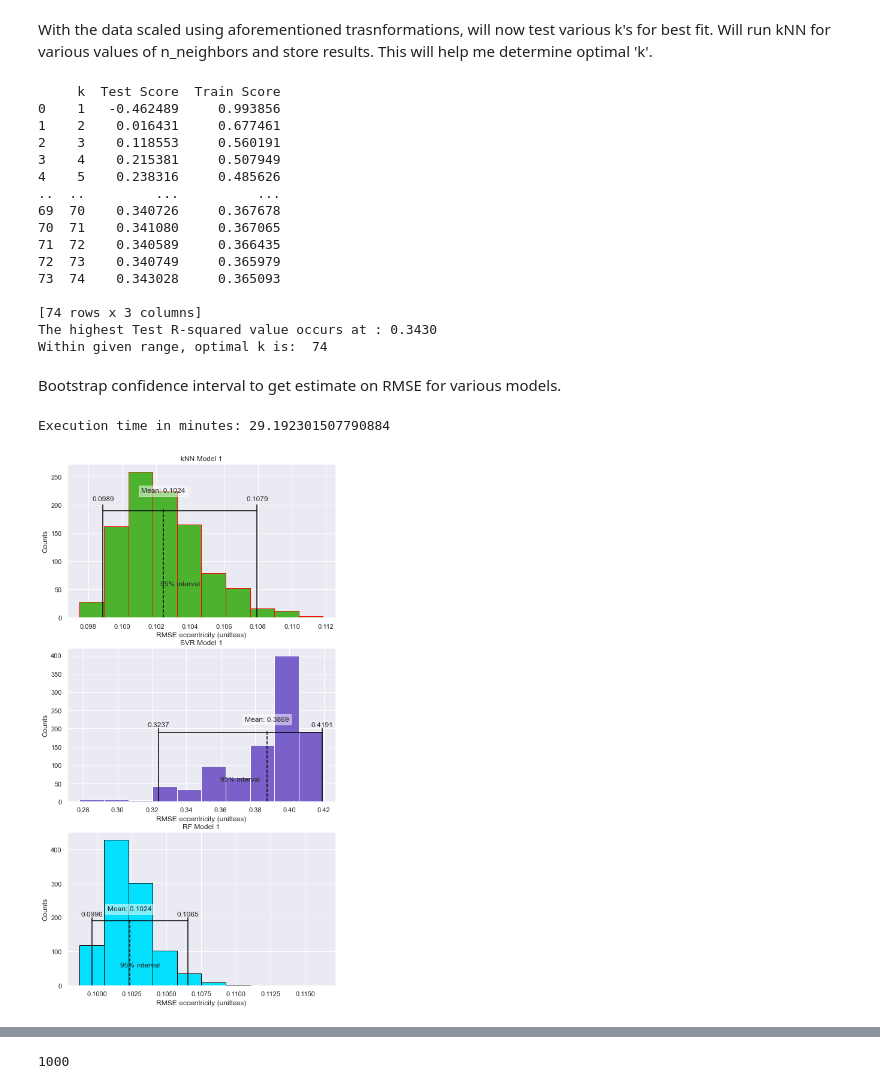
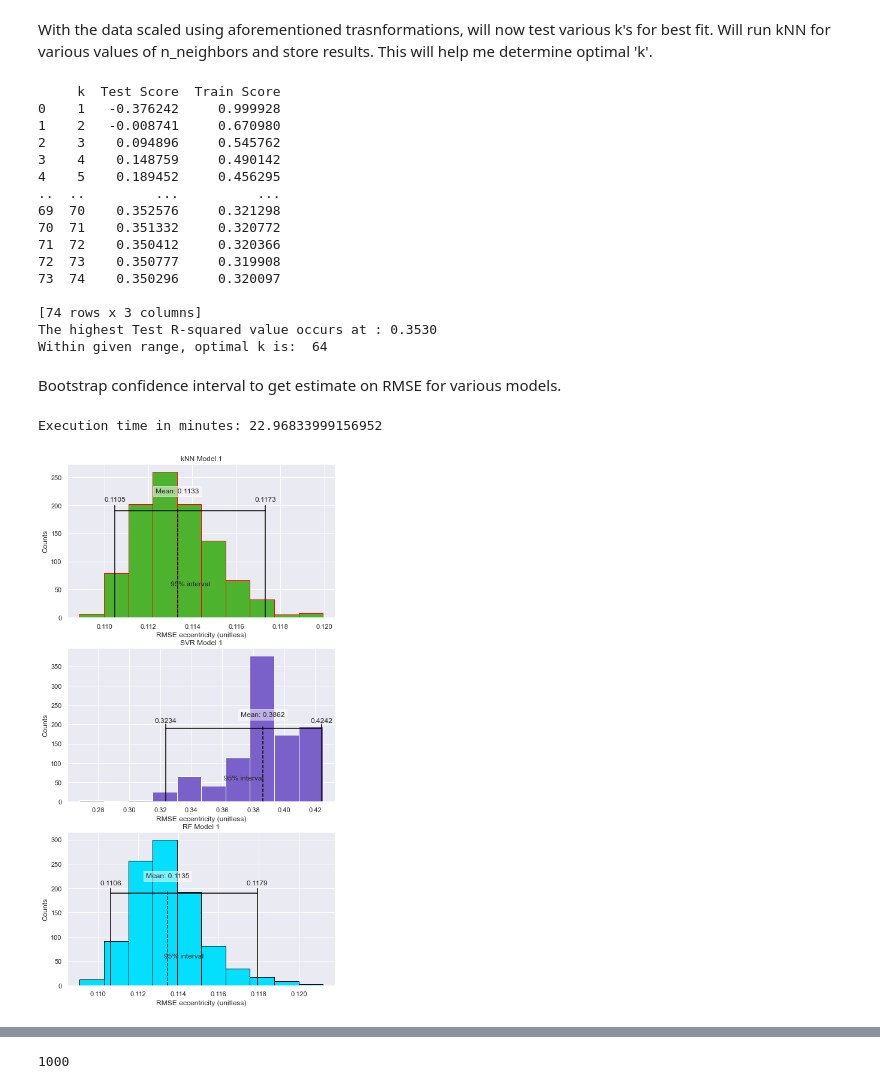
Before and after one commit to jbravo87/blog-projects, a Jupyter notebook: exoplanet_data_notebook.ipynb, the cells around one changed output, grey strips where cells are left out. Drawn from its saved outputs; the diff is of its cells as text; code cells hidden in the pictures.

```diff
--- a/exoplanet_data_notebook.ipynb
+++ b/exoplanet_data_notebook.ipynb
@@ -85,8 +85,8 @@ df1
 Will rename the columns of interest for ease, i.e. make analysis clearer, and remove unnecessary rows by removing all the NA values from the original data frame.
 # %%
 df1 = df1.rename(columns={'pl_name':'planetname', 'pl_orbper':'orbitperiod', 'pl_orbeccen':'eccentricity'})
-#df1 = df1.dropna()
-df1 = df1.fillna(df1.median(numeric_only=True))
+df1 = df1.dropna()
+#df1 = df1.fillna(df1.median(numeric_only=True))
 df1
 # %% [output]
 |  | planetname | orbitperiod | eccentricity |
@@ -350,21 +356,21 @@ print('The highest Test R-squared value occurs at : %.4f' % outcomes_1.iloc[:,1]
 print('Within given range, optimal k is: ', outcomes_1.loc[outcomes_1['Test Score'] == outcomes_1.iloc[:,1].max(), 'k'].iloc[0])
 # %% [output]
      k  Test Score  Train Score
-0    1   -0.462489     0.993856
-1    2    0.016431     0.677461
-2    3    0.118553     0.560191
-3    4    0.215381     0.507949
-4    5    0.238316     0.485626
+0    1   -0.376242     0.999928
+1    2   -0.008741     0.670980
+2    3    0.094896     0.545762
+3    4    0.148759     0.490142
+4    5    0.189452     0.456295
 ..  ..         ...          ...
-69  70    0.340726     0.367678
-70  71    0.341080     0.367065
-71  72    0.340589     0.366435
-72  73    0.340749     0.365979
-73  74    0.343028     0.365093
+69  70    0.352576     0.321298
+70  71    0.351332     0.320772
+71  72    0.350412     0.320366
+72  73    0.350777     0.319908
+73  74    0.350296     0.320097
 
 [74 rows x 3 columns]
-The highest Test R-squared value occurs at : 0.3430
-Within given range, optimal k is:  74
+The highest Test R-squared value occurs at : 0.3530
+Within given range, optimal k is:  64
 # %% [markdown]
 Bootstrap confidence interval to get estimate on RMSE for various models.
 # %%
@@ -394,7 +400,7 @@ def ci_bootstrap(df, model):
 start_time_1 = time.time()
 
 df2 = pd.concat([np.log10(orbper), eccen], axis=1)
-metrics1_1 = ci_bootstrap(df2, KNeighborsRegressor(n_neighbors = 74))
+metrics1_1 = ci_bootstrap(df2, KNeighborsRegressor(n_neighbors = 64))
 
 # Plotting Logic
 fig1_2, ax1_2 = plt.subplots(3, 1, figsize = (8, 16))
@@ -443,35 +449,35 @@ ax1_2[1].set_title('SVR Model 1')
 
 # Now for the Random Forest model
 metrics1_3 = ci_bootstrap(df2, RandomForestRegressor(max_depth=2))
 confidence_interval1_3 = list(metrics1_3.quantile([0.025, 0.975]))
 
 ax1_2[2].hist(metrics1_3, color='#03dffc', edgecolor = "black")
 ax1_2[2].plot(confidence_interval1_3, [190, 190], color='black')
 for x1 in confidence_interval1_3:
     ax1_2[2].plot([x1, x1], [0, 200], color='black')
     ax1_2[2].text(x1, 210, f'{x1:.4f}',
             horizontalalignment='center', verticalalignment='center')
 ax1_2[2].text(sum(confidence_interval1_3) / 2, 60, '95% interval',
         horizontalalignment='center', verticalalignment='center')
 
 mean_rf_model_1 = metrics1_3.mean()
 ax1_2[2].plot([mean_rf_model_1, mean_rf_model_1], [0, 195], color='black', linestyle='--')
 ax1_2[2].text(mean_rf_model_1, 225, f'Mean: {mean_rf_model_1:.4f}',
       bbox=dict(facecolor='white', edgecolor='white', alpha=0.5),
        horizontalalignment='center', verticalalignment='center')
 ax1_2[2].set_title('RF Model 1')
 
 for ax in ax1_2.flat:
     ax.set(ylabel = 'Counts')
     ax.set(xlabel = 'RMSE eccentricity (unitless)')
 
 plt.savefig('bootstrap_rmse_1.png',dpi=800)
 
 execution_time_1 = (time.time() - start_time_1)
 print('Execution time in minutes: ' + str(execution_time_1/60))
 # %% [output]
-Execution time in minutes: 29.192301507790884
+Execution time in minutes: 22.96833999156952
-[figure, old version]
+[figure, new version]
 # %%
 fig_knn1, axs_knn1 = plt.subplots(1, 3, figsize = (18, 6))
 
```
Also changed, not shown: parts of 67 cells of this notebook.
